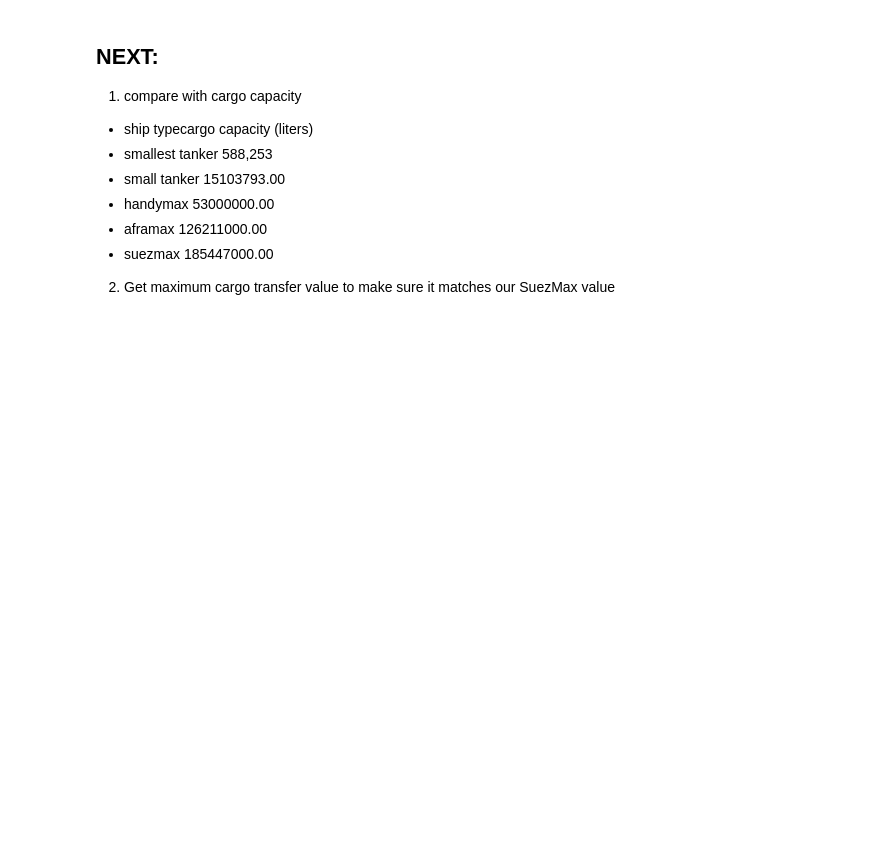
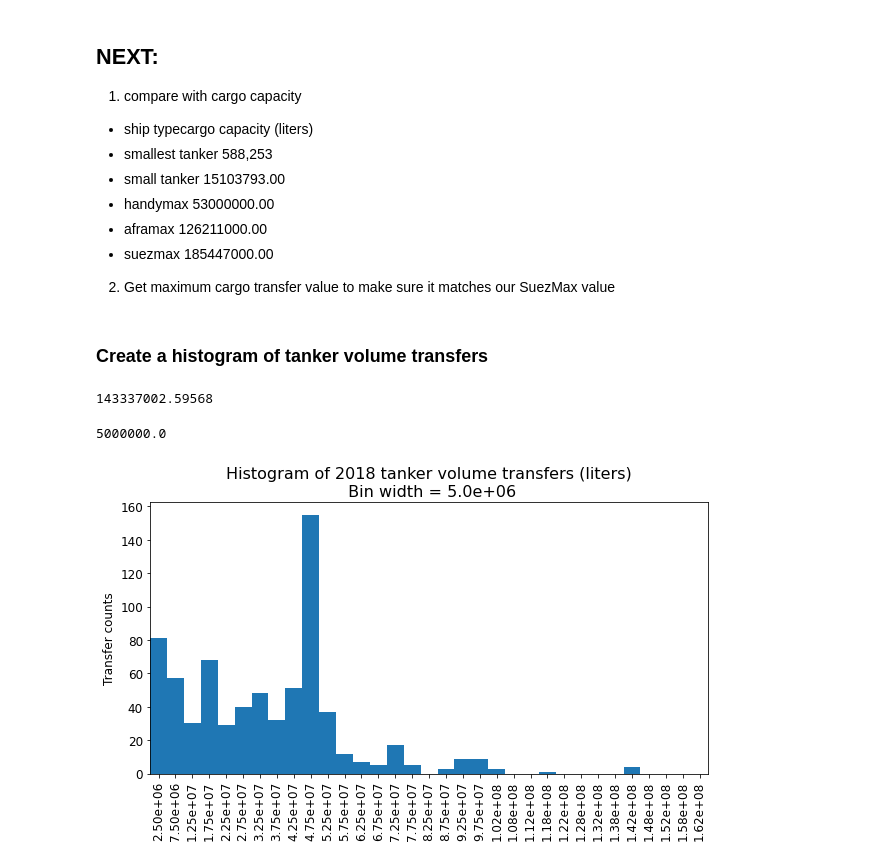
Before and after one commit to MIDOSS/analysis-rachael, a Jupyter notebook: notebooks/monte_carlo/QAQC_Tanker_AISlengths_DOEcapacities.ipynb, the cells around one changed output. Drawn from its saved outputs; the diff is of its cells as text; code cells hidden in the pictures; blank space fills up the shorter version.

```diff
--- a/notebooks/monte_carlo/QAQC_Tanker_AISlengths_DOEcapacities.ipynb
+++ b/notebooks/monte_carlo/QAQC_Tanker_AISlengths_DOEcapacities.ipynb
@@ -458,3 +471,48 @@ mmsi     max transfer volume (liters) size class
 - suezmax	185447000.00
 
 2. Get maximum cargo transfer value to make sure it matches our SuezMax value
+# %% [markdown]
+### Create a histogram of tanker volume transfers
+# %%
+volume={}
+imports={}
+exports={}
+vessel_type = 'tanker'
+transfer_type = 'Cargo'
+type_description = ['TANK SHIP']
+volume[vessel_type] = DOEdf.loc[
+    (DOEdf.TransferType == transfer_type) &
+    (DOEdf.DelivererTypeDescription.isin(type_description) |
+     DOEdf.ReceiverTypeDescription.isin(type_description)),
+    ['TransferQtyInGallon', 'StartDateTime','AntID']
+].groupby('AntID').agg(
+    {'TransferQtyInGallon':'sum','StartDateTime':'first'}
+    ).sort_values(by='TransferQtyInGallon',ascending=False)
+
+volume[vessel_type]['TransferQtyInGallon'] = gal2liter*volume[vessel_type]['TransferQtyInGallon']
+# %%
+print(max(volume[vessel_type]['TransferQtyInGallon']))
+# %% [output]
+143337002.59568
+# %%
+from matplotlib.ticker import FormatStrFormatter
+def bins_labels(bins, **kwargs):
+    bin_w = (max(bins) - min(bins)) / (len(bins) - 1)
+    print(bin_w)
+
+    plt.xticks(numpy.arange(min(bins)+bin_w/2, max(bins)+2*bin_w/2, bin_w), bins, **kwargs, rotation=90)
+    plt.xlim(bins[0], bins[-1])
+
+fig, ax = plt.subplots(figsize=(10, 5))
+bin_width = 5e6
+bins = numpy.arange(0,1.7e8,bin_width)
+plt.hist(volume[vessel_type]['TransferQtyInGallon'], bins=bins)#, histtype = 'bar', facecolor = 'blue')
+bins_labels(bins, fontsize=12)
+ax.xaxis.set_major_formatter(FormatStrFormatter('%.2e'))
+plt.ylabel("Transfer counts")
+#plt.xlabel("Bin Number")
+plt.title(f"Histogram of 2018 tanker volume transfers (liters)\n Bin width = {bin_width:1.1e}")
+plt.show()
+# %% [output]
+5000000.0
+[figure, added]
```
Also changed, not shown: parts of 13 cells of this notebook.
